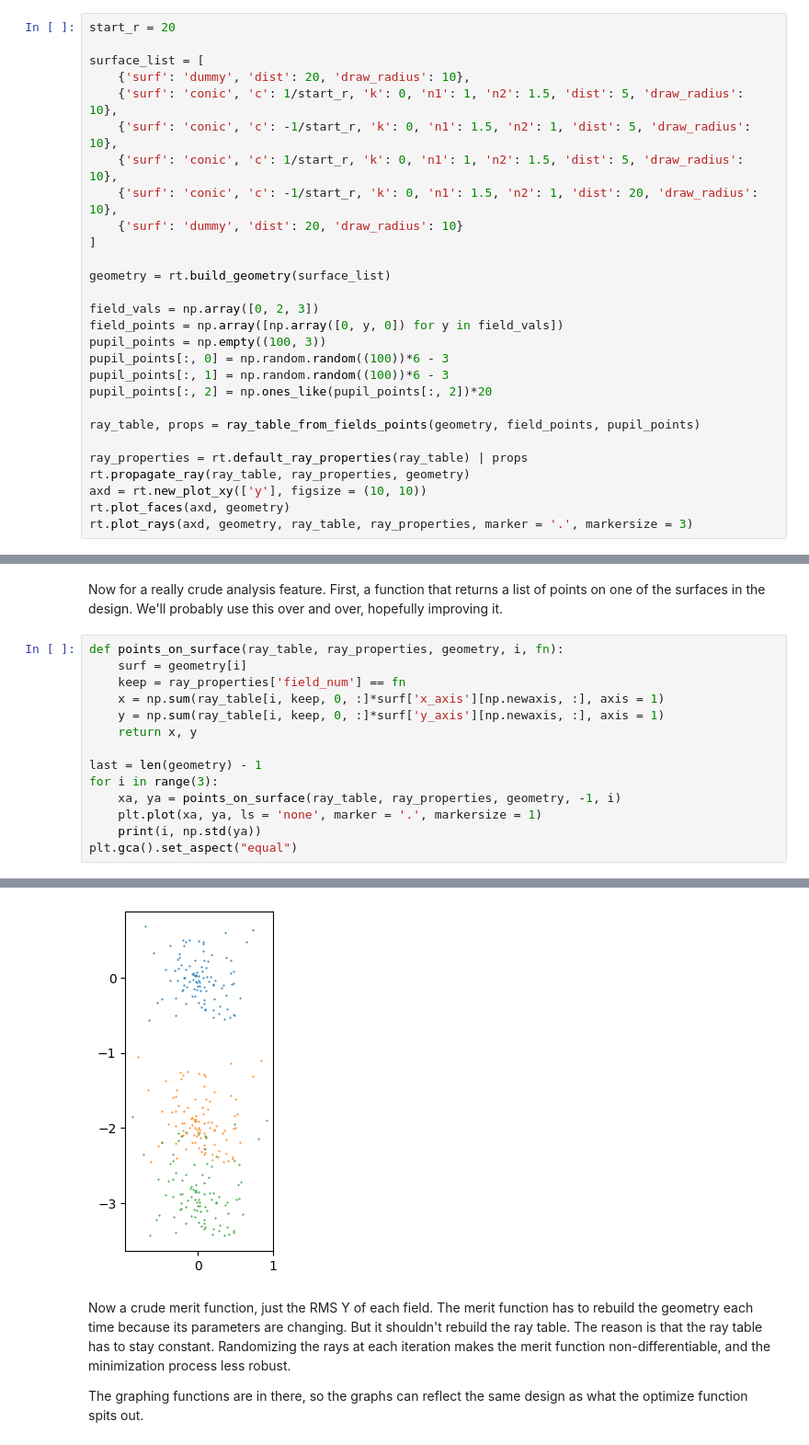
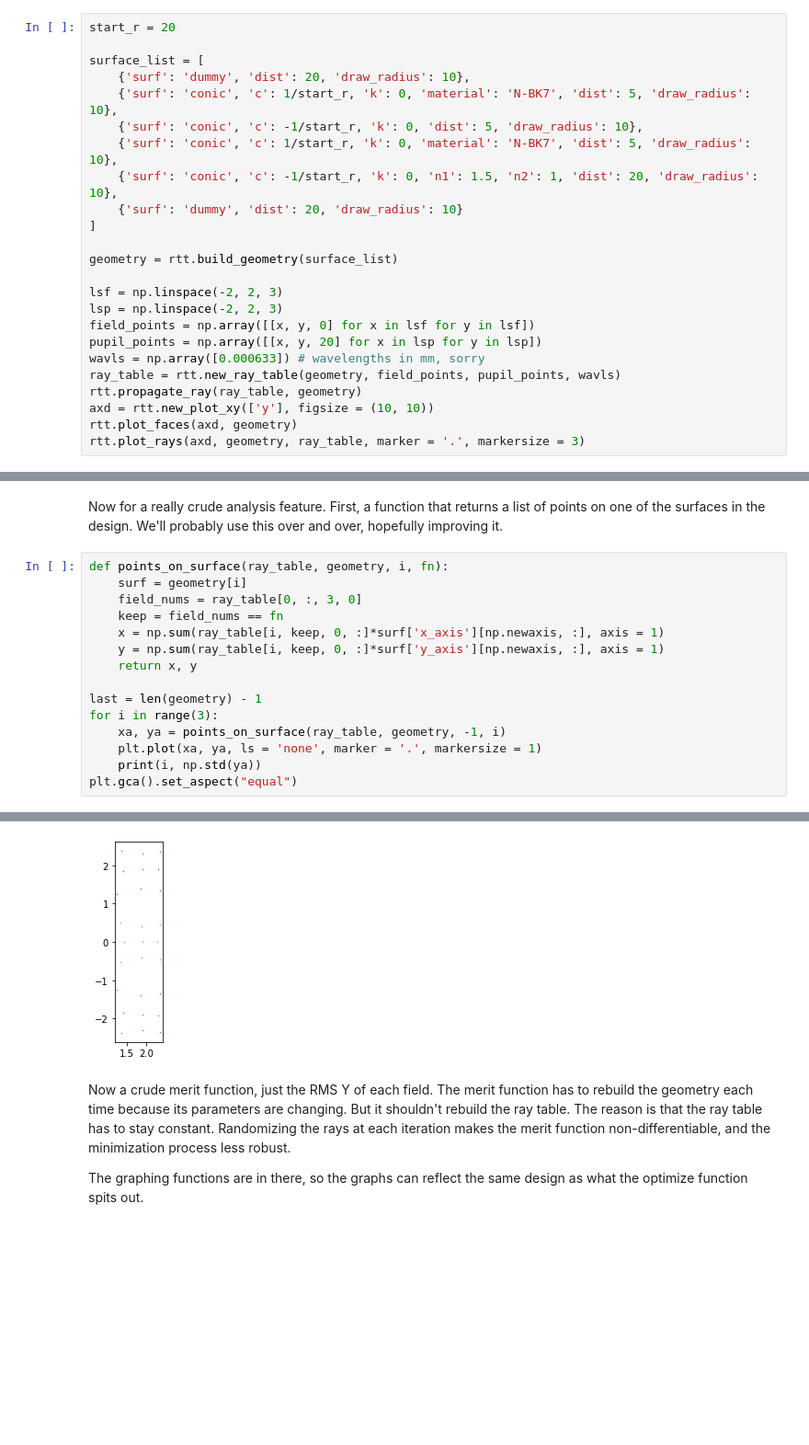
Before and after one commit to bassistTech/rayTrace, a Jupyter notebook: docs/analysis01.ipynb, the cells around one changed output, grey strips where cells are left out. Shown at 92% size. Drawn from its saved outputs; the diff is of its cells as text; blank space fills up the shorter version.

```diff
--- a/docs/analysis01.ipynb
+++ b/docs/analysis01.ipynb
@@ -41,27 +24,23 @@ start_r = 20
 
 surface_list = [
     {'surf': 'dummy', 'dist': 20, 'draw_radius': 10},
-    {'surf': 'conic', 'c': 1/start_r, 'k': 0, 'n1': 1, 'n2': 1.5, 'dist': 5, 'draw_radius': 10},
-    {'surf': 'conic', 'c': -1/start_r, 'k': 0, 'n1': 1.5, 'n2': 1, 'dist': 5, 'draw_radius': 10},
-    {'surf': 'conic', 'c': 1/start_r, 'k': 0, 'n1': 1, 'n2': 1.5, 'dist': 5, 'draw_radius': 10},
+    {'surf': 'conic', 'c': 1/start_r, 'k': 0, 'material': 'N-BK7', 'dist': 5, 'draw_radius': 10},
+    {'surf': 'conic', 'c': -1/start_r, 'k': 0, 'dist': 5, 'draw_radius': 10},
+    {'surf': 'conic', 'c': 1/start_r, 'k': 0, 'material': 'N-BK7', 'dist': 5, 'draw_radius': 10},
     {'surf': 'conic', 'c': -1/start_r, 'k': 0, 'n1': 1.5, 'n2': 1, 'dist': 20, 'draw_radius': 10},
     {'surf': 'dummy', 'dist': 20, 'draw_radius': 10}
 ]
 
-geometry = rt.build_geometry(surface_list)
+geometry = rtt.build_geometry(surface_list)
 
-field_vals = np.array([0, 2, 3])
-field_points = np.array([np.array([0, y, 0]) for y in field_vals])
-pupil_points = np.empty((100, 3))
-pupil_points[:, 0] = np.random.random((100))*6 - 3
-pupil_points[:, 1] = np.random.random((100))*6 - 3
-pupil_points[:, 2] = np.ones_like(pupil_points[:, 2])*20
-
-ray_table, props = ray_table_from_fields_points(geometry, field_points, pupil_points)
-
-ray_properties = rt.default_ray_properties(ray_table) | props
-rt.propagate_ray(ray_table, ray_properties, geometry)
-axd = rt.new_plot_xy(['y'], figsize = (10, 10))
-rt.plot_faces(axd, geometry)
-rt.plot_rays(axd, geometry, ray_table, ray_properties, marker = '.', markersize = 3)
+lsf = np.linspace(-2, 2, 3)
+lsp = np.linspace(-2, 2, 3)
+field_points = np.array([[x, y, 0] for x in lsf for y in lsf])
+pupil_points = np.array([[x, y, 20] for x in lsp for y in lsp])
+wavls = np.array([0.000633]) # wavelengths in mm, sorry
+ray_table = rtt.new_ray_table(geometry, field_points, pupil_points, wavls)
+rtt.propagate_ray(ray_table, geometry)
+axd = rtt.new_plot_xy(['y'], figsize = (10, 10))
+rtt.plot_faces(axd, geometry)
+rtt.plot_rays(axd, geometry, ray_table, marker = '.', markersize = 3)
 # %% [output]
@@ -69,16 +48,17 @@ rt.plot_rays(axd, geometry, ray_table, ray_properties, marker = '.', markersize
 # %% [markdown]
 Now for a really crude analysis feature. First, a function that returns a list of points on one of the surfaces in the design. We'll probably use this over and over, hopefully improving it.
 # %%
-def points_on_surface(ray_table, ray_properties, geometry, i, fn):
+def points_on_surface(ray_table, geometry, i, fn):
     surf = geometry[i]
-    keep = ray_properties['field_num'] == fn
+    field_nums = ray_table[0, :, 3, 0]
+    keep = field_nums == fn
     x = np.sum(ray_table[i, keep, 0, :]*surf['x_axis'][np.newaxis, :], axis = 1)
     y = np.sum(ray_table[i, keep, 0, :]*surf['y_axis'][np.newaxis, :], axis = 1)
     return x, y
 
 last = len(geometry) - 1
 for i in range(3):
-    xa, ya = points_on_surface(ray_table, ray_properties, geometry, -1, i)
+    xa, ya = points_on_surface(ray_table, geometry, -1, i)
     plt.plot(xa, ya, ls = 'none', marker = '.', markersize = 1)
     print(i, np.std(ya))
 plt.gca().set_aspect("equal")
@@ -89,4 +69,4 @@ plt.gca().set_aspect("equal")
-[figure, old version]
+[figure, new version]
 # %% [markdown]
 Now a crude merit function, just the RMS Y of each field. The merit function has to rebuild the geometry each time because its parameters are changing. But it shouldn't rebuild the ray table. The reason is that the ray table has to stay constant. Randomizing the rays at each iteration makes the merit function non-differentiable, and the minimization process less robust.
 
```
Also changed, not shown: parts of 8 cells of this notebook, 3 other files.
